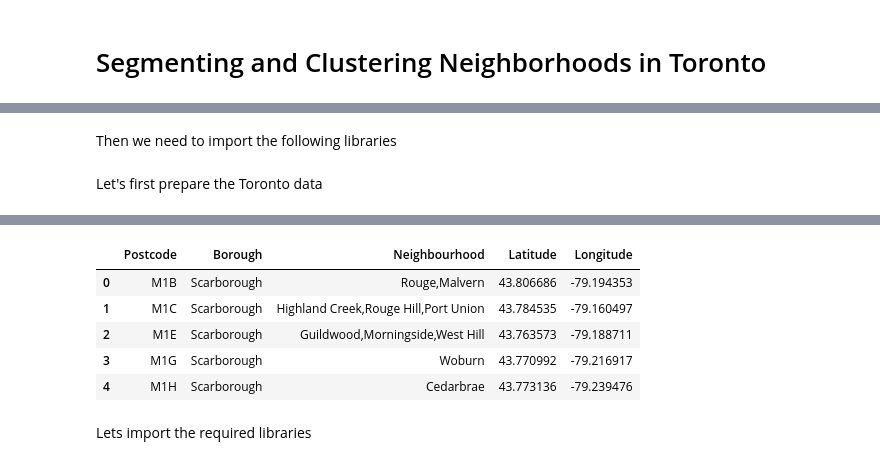
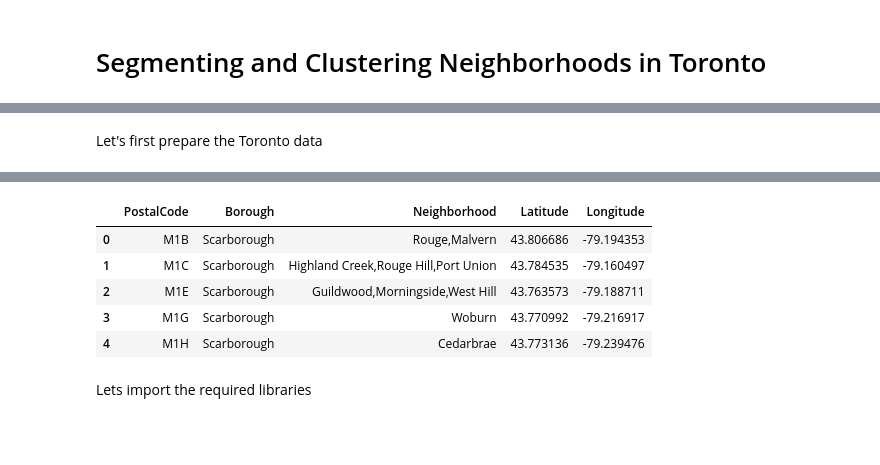
Before and after one commit to I0F/Neighborhood-Wars, a Jupyter notebook: Course9_Lab3_3.ipynb, the cells around one changed output, grey strips where cells are left out. Drawn from its saved outputs; the diff is of its cells as text; code cells hidden in the pictures; blank space fills up the shorter version.

```diff
--- a/Course9_Lab3_3.ipynb
+++ b/Course9_Lab3_3.ipynb
@@ -14,2 +2,0 @@ Successfully installed lxml-4.5.0
-# %% [markdown]
-Then we need to import the following libraries
@@ -20,28 +3,36 @@ import lxml
 # %% [markdown]
 Let's first prepare the Toronto data
 # %%
+!pip install lxml
+
+import pandas as pd
+import numpy as np
+import lxml
+
 url = "https://en.wikipedia.org/wiki/List_of_postal_codes_of_Canada:_M"
-data = pd.read_html(url)
+data = pd.read_html(url, header=0)
 df = data[0]
 
-df['Borough'][df['Borough']=='Not assigned']=np.NaN
-df.dropna(axis=0,inplace=True)
+#rename the columns
+df.rename(columns={'Postcode':'PostalCode','Neighbourhood':'Neighborhood'},inplace=True)
 
-df=df.groupby(['Postcode', 'Borough']).agg({'Neighbourhood' : ','.join})
+#delete the rows with unassigned Borough
+df=df[df['Borough']!='Not assigned']
 
+df=df.groupby(['PostalCode', 'Borough']).agg({'Neighborhood' : ','.join})
+
+#We can see that Neighborhood has become the index of the dataframe, so we need to reset it for the next operations
 df.reset_index(inplace=True)
 
-df[df['Neighbourhood']=='Not assigned']
-
-df['Neighbourhood'][df['Neighbourhood']=='Not assigned']=df['Borough'][df['Neighbourhood']=='Not assigned']
+#Next we replace the neighborhoods with unassigned values with the name of the borough as per assignment
+df['Neighborhood'][df['Neighborhood']=='Not assigned']=df['Borough'][df['Neighborhood']=='Not assigned']
 
 coords = pd.read_csv('https://cocl.us/Geospatial_data')
 
-coords.rename(columns={'Postal Code':'Postcode'},inplace=True)
+coords.rename(columns={'Postal Code':'PostalCode'},inplace=True)
 
-neighborhoods=pd.merge(df, coords, left_on=  ['Postcode'],
-            right_on= ['Postcode'],
+df1 = pd.merge(df, coords, left_on=  ['PostalCode'],
+            right_on= ['PostalCode'],
             how = 'left')
-
-neighborhoods.head()
+df1.head()
 # %% [output]
@@ -48,4 +43,4 @@ neighborhoods.head()
-|  | Postcode | Borough | Neighbourhood | Latitude | Longitude |
+|  | PostalCode | Borough | Neighborhood | Latitude | Longitude |
 | 0 | M1B | Scarborough | Rouge,Malvern | 43.806686 | -79.194353 |
 | 1 | M1C | Scarborough | Highland Creek,Rouge Hill,Port Union | 43.784535 | -79.160497 |
 | 2 | M1E | Scarborough | Guildwood,Morningside,West Hill | 43.763573 | -79.188711 |
```
Also changed, not shown: parts of 24 cells of this notebook.
